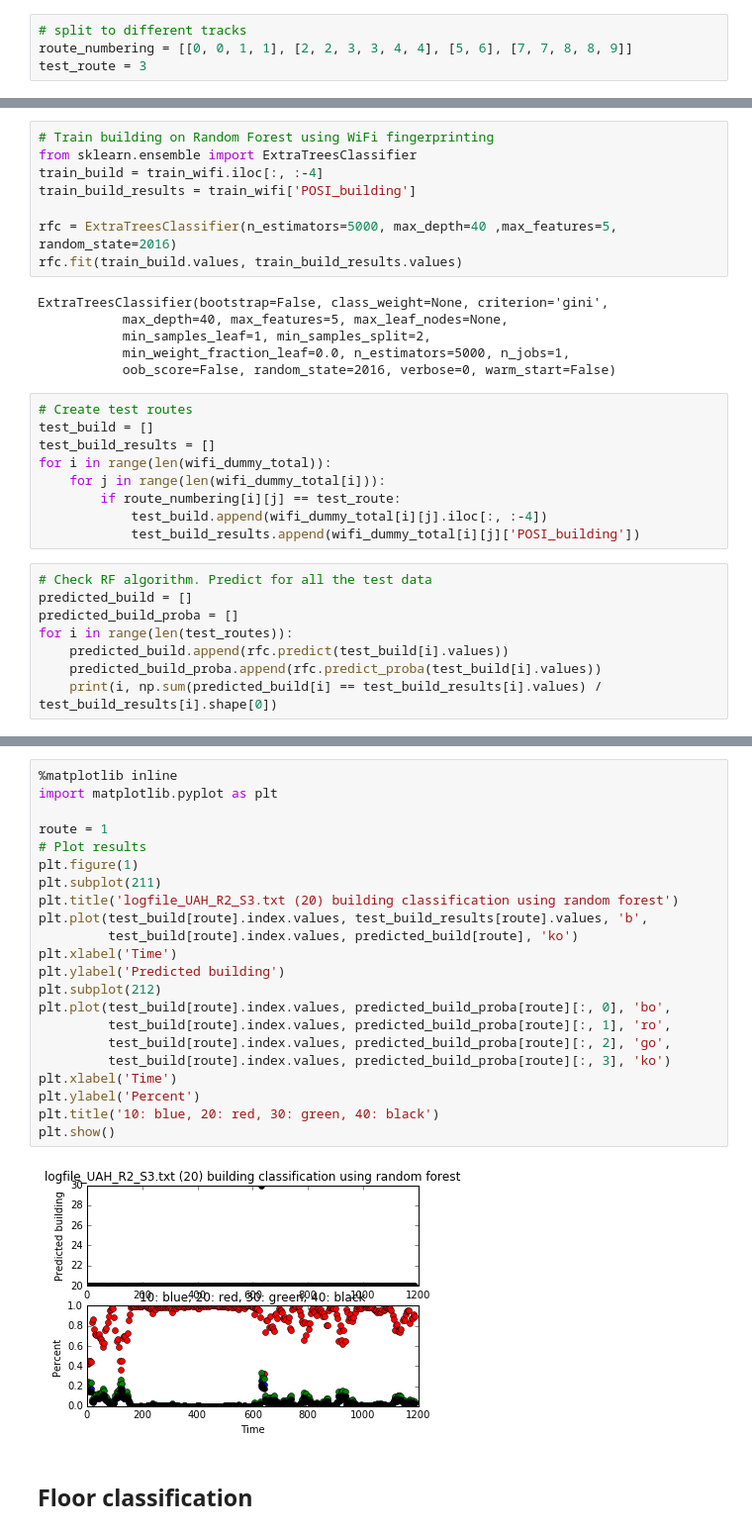
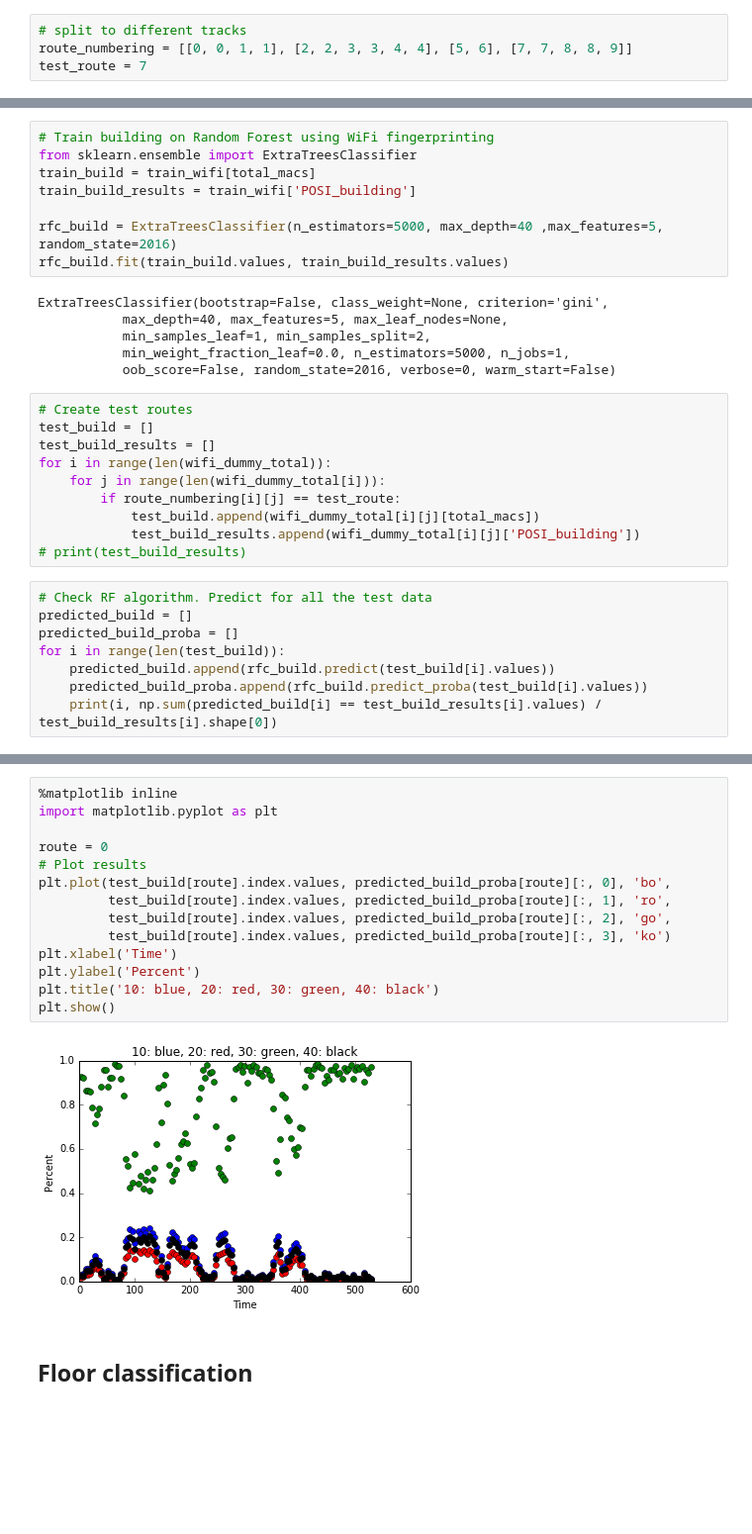
Before and after one commit to yairbeer/lis2016, a Jupyter notebook: train-heir-II.ipynb, the cells around one changed output, grey strips where cells are left out. Shown at 99% size. Saved outputs shown, nothing was run; the diff lists cells and outputs as text; blank space fills up the shorter version.

Commit message:
done with heirarchical building and floor

```diff
--- a/train-heir-II.ipynb
+++ b/train-heir-II.ipynb
@@ -209,7 +206,7 @@ print(wifi[0][0].head())
 # %%
 # split to different tracks
 route_numbering = [[0, 0, 1, 1], [2, 2, 3, 3, 4, 4], [5, 6], [7, 7, 8, 8, 9]]
-test_route = 3
+test_route = 7
 # %% [markdown]
 #### total macs
 742
@@ -409,11 +409,11 @@ print(train_wifi.head())
 # %%
 # Train building on Random Forest using WiFi fingerprinting
 from sklearn.ensemble import ExtraTreesClassifier
-train_build = train_wifi.iloc[:, :-4]
+train_build = train_wifi[total_macs]
 train_build_results = train_wifi['POSI_building']
 
-rfc = ExtraTreesClassifier(n_estimators=5000, max_depth=40 ,max_features=5, random_state=2016)
-rfc.fit(train_build.values, train_build_results.values)
+rfc_build = ExtraTreesClassifier(n_estimators=5000, max_depth=40 ,max_features=5, random_state=2016)
+rfc_build.fit(train_build.values, train_build_results.values)
 # %% [output]
 ExtraTreesClassifier(bootstrap=False, class_weight=None, criterion='gini',
            max_depth=40, max_features=5, max_leaf_nodes=None,
@@ -427,15 +427,16 @@ test_build_results = []
 for i in range(len(wifi_dummy_total)):
     for j in range(len(wifi_dummy_total[i])):
         if route_numbering[i][j] == test_route:
-            test_build.append(wifi_dummy_total[i][j].iloc[:, :-4])
+            test_build.append(wifi_dummy_total[i][j][total_macs])
             test_build_results.append(wifi_dummy_total[i][j]['POSI_building'])
+# print(test_build_results)
 # %%
 # Check RF algorithm. Predict for all the test data
 predicted_build = []
 predicted_build_proba = []
-for i in range(len(test_routes)):
-    predicted_build.append(rfc.predict(test_build[i].values))
-    predicted_build_proba.append(rfc.predict_proba(test_build[i].values))
+for i in range(len(test_build)):
+    predicted_build.append(rfc_build.predict(test_build[i].values))
+    predicted_build_proba.append(rfc_build.predict_proba(test_build[i].values))
     print(i, np.sum(predicted_build[i] == test_build_results[i].values) / test_build_results[i].shape[0])
 # %% [output]
 0 1.0
@@ -443,27 +444,19 @@ for i in range(len(test_routes)):
 # %%
 %matplotlib inline
 import matplotlib.pyplot as plt
 
-route = 1
+route = 0
 # Plot results
-plt.figure(1)
-plt.subplot(211)
-plt.title('logfile_UAH_R2_S3.txt (20) building classification using random forest')
-plt.plot(test_build[route].index.values, test_build_results[route].values, 'b',
-         test_build[route].index.values, predicted_build[route], 'ko')
-plt.xlabel('Time')
-plt.ylabel('Predicted building')
-plt.subplot(212)
 plt.plot(test_build[route].index.values, predicted_build_proba[route][:, 0], 'bo',
          test_build[route].index.values, predicted_build_proba[route][:, 1], 'ro',
          test_build[route].index.values, predicted_build_proba[route][:, 2], 'go',
          test_build[route].index.values, predicted_build_proba[route][:, 3], 'ko')
 plt.xlabel('Time')
 plt.ylabel('Percent')
 plt.title('10: blue, 20: red, 30: green, 40: black')
 plt.show()
 # %% [output]
-[figure, old version]
+[figure, new version]
 # %% [markdown]
 ## Floor classification
 # %%
```
Also changed, not shown: parts of 11 cells of this notebook, 1 other file.
